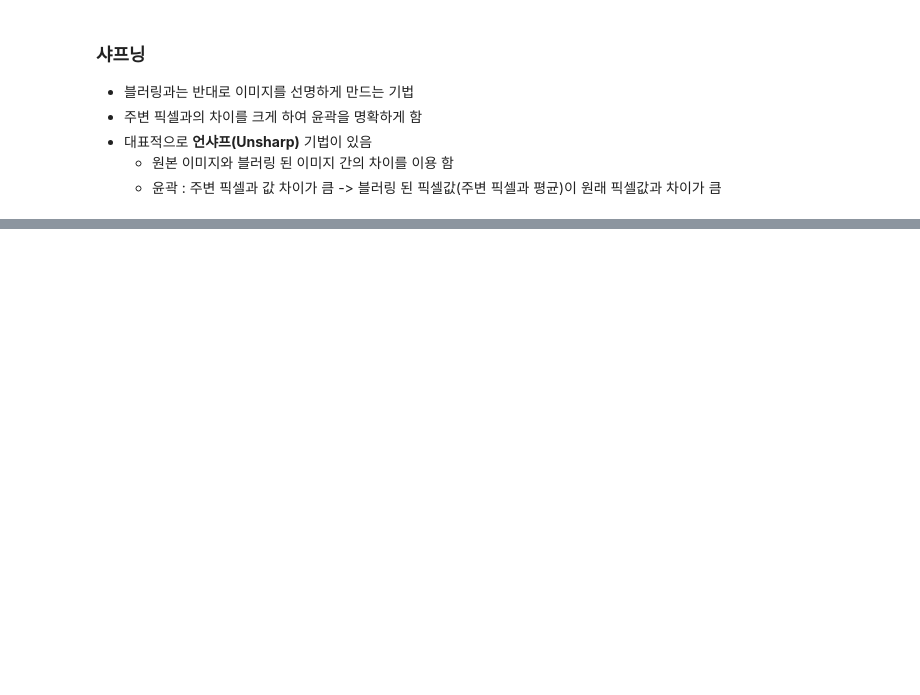
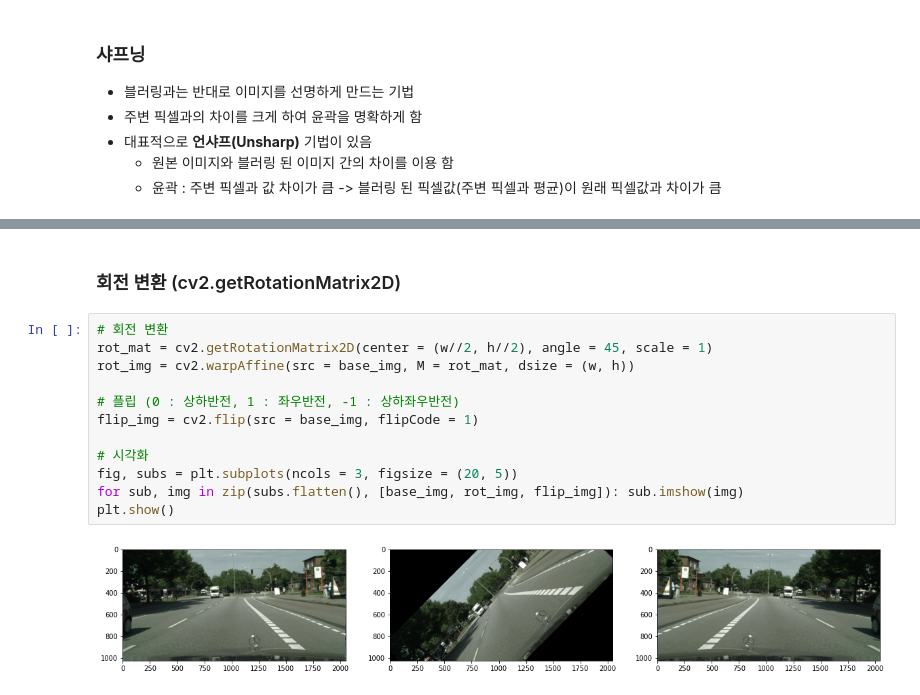
Before and after one commit to Kwan-Gu/data_science, a Jupyter notebook: ML/Segmentation/OpenCV/Basic_OpenCV.ipynb, the cells around one changed output, grey strips where cells are left out. Cells and saved outputs as stored; diff of their text form; blank space fills up the shorter version.

```diff
--- a/ML/Segmentation/OpenCV/Basic_OpenCV.ipynb
+++ b/ML/Segmentation/OpenCV/Basic_OpenCV.ipynb
@@ -210,0 +328,16 @@ Clipping input data to the valid range for imshow with RGB data ([0..1] for floa
+# %% [markdown]
+### 회전 변환 (cv2.getRotationMatrix2D)
+# %%
+# 회전 변환
+rot_mat = cv2.getRotationMatrix2D(center = (w//2, h//2), angle = 45, scale = 1)
+rot_img = cv2.warpAffine(src = base_img, M = rot_mat, dsize = (w, h))
+
+# 플립 (0 : 상하반전, 1 : 좌우반전, -1 : 상하좌우반전)
+flip_img = cv2.flip(src = base_img, flipCode = 1)
+
+# 시각화
+fig, subs = plt.subplots(ncols = 3, figsize = (20, 5))
+for sub, img in zip(subs.flatten(), [base_img, rot_img, flip_img]): sub.imshow(img)
+plt.show()
+# %% [output]
+[figure, added]
```
Also changed, not shown: parts of 19 cells of this notebook, 4 other files.
